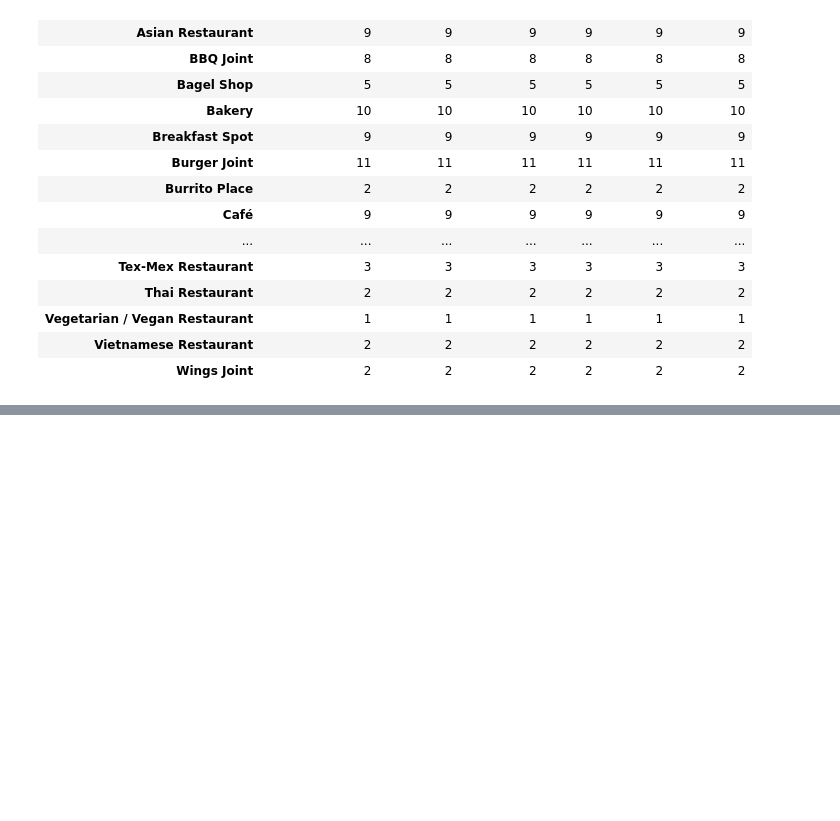
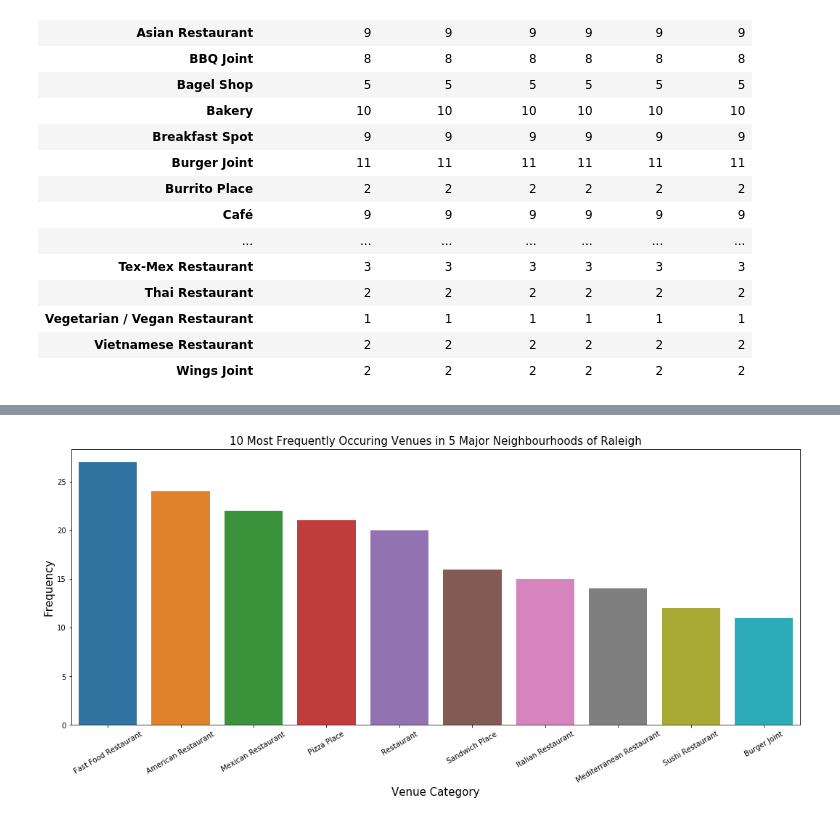
Before and after one commit to Devnathv/IBMCapstoneProject, a Jupyter notebook: FinalProject.ipynb, the cells around one changed output, grey strips where cells are left out. Cells and saved outputs as stored; diff of their text form; code cells hidden in the pictures; blank space fills up the shorter version.

Commit message:
Clusters created

```diff
--- a/FinalProject.ipynb
+++ b/FinalProject.ipynb
@@ -274,0 +348,5 @@ map_restaurants
+# %%
+final_Ral_clusters_top10=final_Ral['Venue_Category'].value_counts()[0:10].to_frame(name='frequency')
+final_Ral_clusters_top10=final_Ral_clusters_top10.reset_index()
+final_Ral_clusters_top10.rename(index=str,columns={"index":"Venue_Category","frequency":"frequency"},inplace=True)
+final_Ral_clusters_top10
@@ -274,0 +365,12 @@ map_restaurants
+# %%
+import seaborn as sns
+fig = plt.figure(figsize=(18,7))
+s=sns.barplot(x="Venue_Category", y="frequency", data=final_Ral_clusters_top10)
+s.set_xticklabels(s.get_xticklabels(), rotation=30)
+plt.title('10 Most Frequently Occuring Venues in 5 Major Neighbourhoods of Raleigh', fontsize=15)
+plt.xlabel("Venue Category", fontsize=15)
+plt.ylabel ("Frequency", fontsize=15)
+plt.savefig("Most_Freq_Venues.png", dpi=300)
+plt.show()
+# %% [output]
+[figure, added]
```
Also changed, not shown: parts of 9 cells of this notebook.
